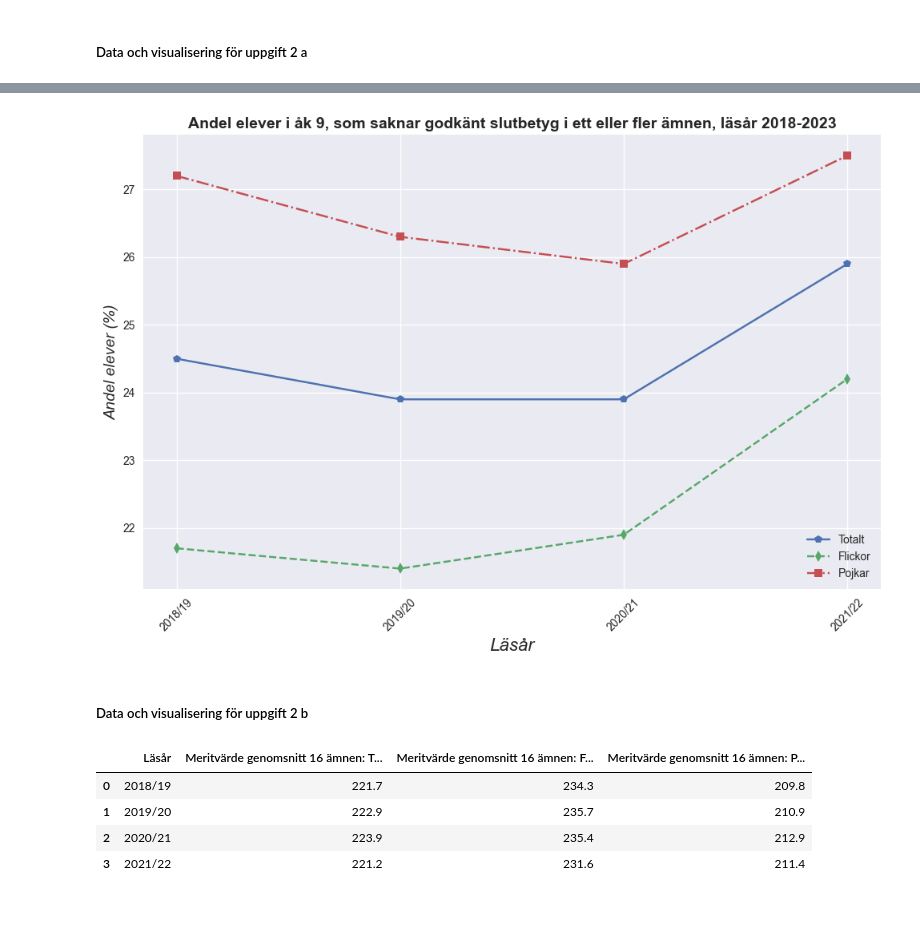
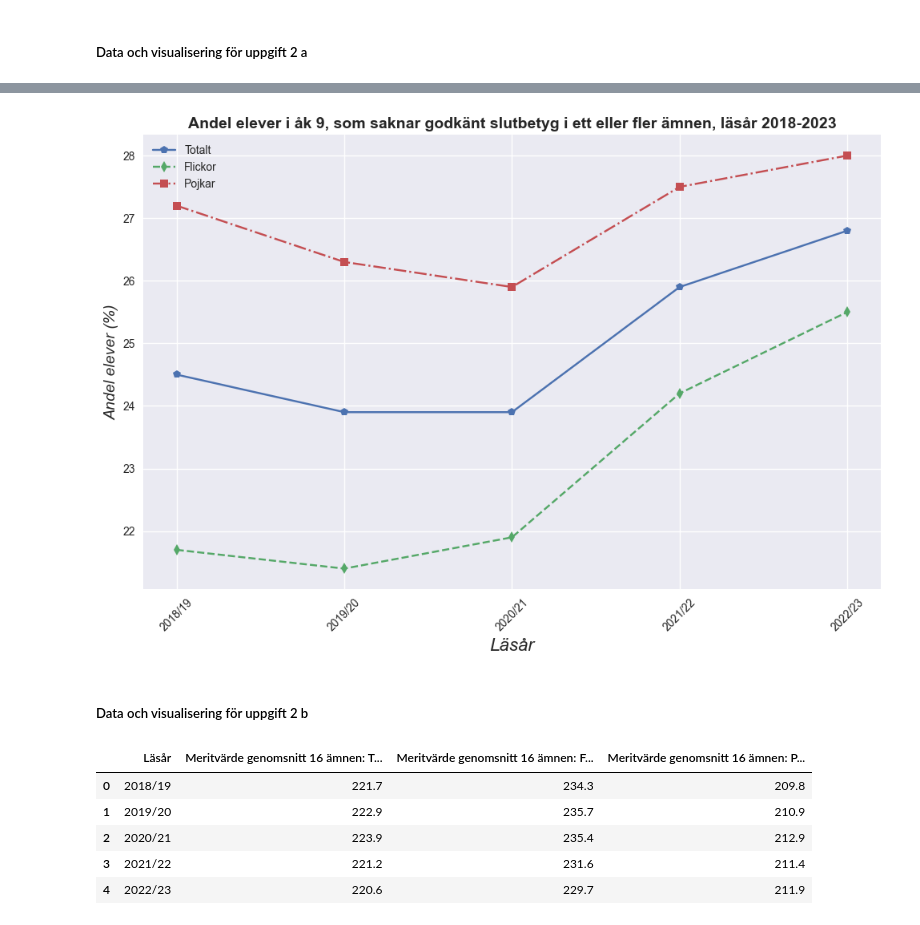
Before and after one commit to suseliwen/Labb2---skolstatistik, a Jupyter notebook: Labb2_uppgift2.ipynb, the cells around one changed output, grey strips where cells are left out. Saved outputs shown, nothing was run; the diff lists cells and outputs as text; code cells hidden in the pictures.

```diff
--- a/Labb2_uppgift2.ipynb
+++ b/Labb2_uppgift2.ipynb
@@ -49,8 +79,5 @@ df.head()
 # %% [markdown]
 ##### Data och visualisering för uppgift 2 a
 # %%
-#Skapar en ny datafram som enbart innehåller kolumnerna för elever som saknar betyg.
-df_saknar_betyg = df[["Läsår", "Andel (%) som saknar godkänt betyg: Totalt","Andel (%) som saknar godkänt betyg: Flickor", "Andel (%) som saknar godkänt betyg: Pojkar" ]]
-
-#Slicar raderna, så jag enbart får med de rader som innehåller läsår.
-new_df = df_saknar_betyg.iloc[:4, :]
+# Skapar en ny DataFrame som enbart innehåller de relevanta kolumnerna och de första fyra raderna (som innehåller läsår)
+df_betyg_saknas = df[["Läsår", "Andel (%) som saknar godkänt betyg: Totalt", "Andel (%) som saknar godkänt betyg: Flickor", "Andel (%) som saknar godkänt betyg: Pojkar"]].iloc[:5, :]
@@ -65,29 +93,29 @@ new_df
 # %%
 #Skapar en plot
-x = new_df["Läsår"]
-y = new_df["Andel (%) som saknar godkänt betyg: Totalt"]
-y1 = new_df["Andel (%) som saknar godkänt betyg: Flickor"]
-y2 = new_df["Andel (%) som saknar godkänt betyg: Pojkar"]
+x = df_betyg_saknas["Läsår"]
+y = df_betyg_saknas["Andel (%) som saknar godkänt betyg: Totalt"]
+y1 = df_betyg_saknas["Andel (%) som saknar godkänt betyg: Flickor"]
+y2 = df_betyg_saknas["Andel (%) som saknar godkänt betyg: Pojkar"]
 
 plt.style.use('seaborn-v0_8')
 plt.figure(figsize=(10, 7))
 
 #Plottar varje linje separat
 plt.plot(x, y, marker='p', linestyle='-', label="Totalt")
 plt.plot(x, y1, marker='d', linestyle='--', label="Flickor")
 plt.plot(x, y2, marker='s', linestyle='-.', label="Pojkar")
 
 #Anpassningar diagrammet
 plt.xlabel("Läsår", fontsize = 16,  fontstyle="italic")
 plt.ylabel("Andel elever (%)", fontsize = 14,  fontstyle="italic")
 plt.title("Andel elever i åk 9, som saknar godkänt slutbetyg i ett eller fler ämnen, läsår 2018-2023", fontsize= 14, fontweight="bold")
 plt.xticks(rotation=45)
 plt.legend()
 plt.grid(True)
 plt.tight_layout()
 
 plt.show()
 # %% [output]
-[figure, old version]
+[figure, new version]
 # %% [markdown]
 ##### Data och visualisering för uppgift 2 b
@@ -98,16 +122,14 @@ plt.show()
 # %%
 #Skapar en ny datafram som enbart innehåller kolumnerna för elever som saknar betyg.
-df_meritvärde = df[["Läsår", "Meritvärde genomsnitt 16 ämnen: Totalt","Meritvärde genomsnitt 16 ämnen: Flickor", "Meritvärde genomsnitt 16 ämnen: Pojkar" ]]
+df_meritvärde = df[["Läsår", "Meritvärde genomsnitt 16 ämnen: Totalt","Meritvärde genomsnitt 16 ämnen: Flickor", "Meritvärde genomsnitt 16 ämnen: Pojkar" ]].iloc[:5, :]
 
-#Slicar raderna, så jag enbart får med de rader som innehåller läsår.
-df_meritvärde_new = df_meritvärde.iloc[:4, :]
-
-df_meritvärde_new
+df_meritvärde
 # %% [output]
 |  | Läsår | Meritvärde genomsnitt 16 ämnen: T... | Meritvärde genomsnitt 16 ämnen: F... | Meritvärde genomsnitt 16 ämnen: P... |
 | 0 | 2018/19 | 221.7 | 234.3 | 209.8 |
 | 1 | 2019/20 | 222.9 | 235.7 | 210.9 |
 | 2 | 2020/21 | 223.9 | 235.4 | 212.9 |
 | 3 | 2021/22 | 221.2 | 231.6 | 211.4 |
+| 4 | 2022/23 | 220.6 | 229.7 | 211.9 |
 # %%
 #Skapar en plot
```
Also changed, not shown: parts of 10 cells of this notebook, 1 other file.
